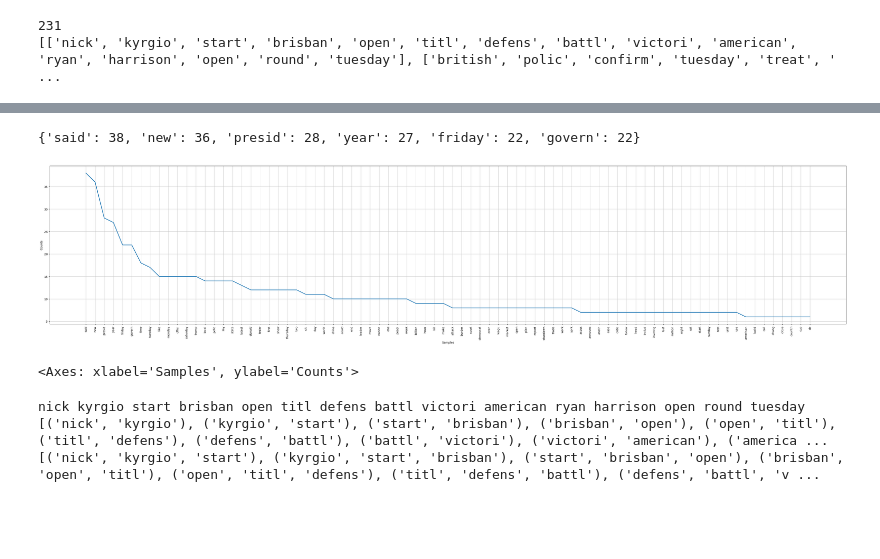
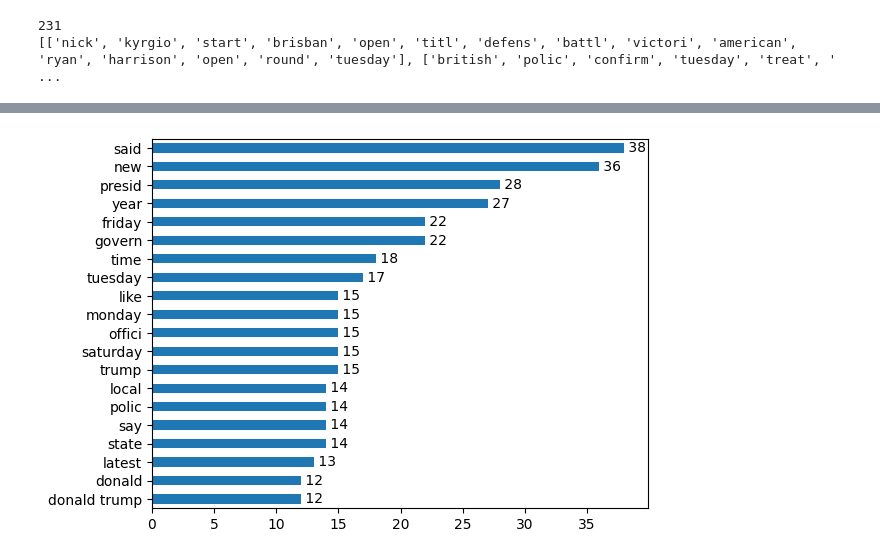
Before and after one commit to maptv/Text-Mining, a Jupyter notebook: TextProcessing-code.ipynb, the cells around one changed output, grey strips where cells are left out. Cells and saved outputs as stored; diff of their text form; code cells hidden in the pictures; blank space fills up the shorter version.

```diff
--- a/TextProcessing-code.ipynb
+++ b/TextProcessing-code.ipynb
@@ -267,23 +237,2 @@ processed_texts
 # %%
 word_counts = [len(text) for text in processed_texts]
-# %%
-# Create a list for clean documents.
-df_clean = [None] * len(df_tokenized)
-# Create a list of word counts for each clean document.
-word_counts_per_document = [None] * len(df_tokenized)
-# Process words in all documents.
-for i in range(len(df_tokenized)):
-    # 1. Convert to lowercase.
-    df_clean[i] = [document.lower() for document in df_tokenized[i]]
-
-    # 2. Remove stop words.
-    df_clean[i] = [word for word in df_clean[i] if not word in stop_words]
-
-    # 3. Remove punctuation and any non-alphabetical characters.
-    df_clean[i] = [word for word in df_clean[i] if word.isalpha()]
-
-    # 4. Stem words.
-    df_clean[i] = [PorterStemmer().stem(word) for word in df_clean[i]]
-
-    # Record the word count per document.
-    word_counts_per_document[i] = len(df_clean[i])
@@ -431,7 +359,7 @@ write_lines(df_clean_list, out_filename)
 #### Slide 6/22: Create a DTM  ####
 
 # Initialize `CountVectorizer`.
-vec = CountVectorizer()
+vec = CountVectorizer(ngram_range=(1, 3))
 # Transform the list of documents clean documents `df_clean_list` into DTM.
 X = vec.fit_transform(df_clean_list)
 print(X.toarray())  # <- to show output as a matrix
@@ -492,22 +410,8 @@ def HeadDict(dict_x, n):
 #### Slide 9/22: DTM to dictionary of total word counts (cont'd)  ####
 
 # Sum frequencies of each word in all documents.
-DTM.sum(axis=0).head()
+# DTM.sum(axis=0).head()
 # Save series as a dictionary.
-corpus_freq_dist = DTM.sum(axis=0).to_dict()
+# corpus_freq_dist = DTM.sum(axis=0).to_dict()
 # Glance at the frequencies.
-print(HeadDict(corpus_freq_dist, 6))
+# print(HeadDict(corpus_freq_dist, 6))
-# %% [output]
-{'said': 38, 'new': 36, 'presid': 28, 'year': 27, 'friday': 22, 'govern': 22}
-# %%
-# =================================================-
-#### Slide 12/22: Plot distribution of words in document corpus  ####
-
-# Save as a FreqDist object native to nltk.
-corpus_freq_dist = nltk.FreqDist(corpus_freq_dist)
-# Plot distribution for the entire corpus.
-plt.figure(figsize=(50, 10))
-corpus_freq_dist.plot(80)
-# %% [output]
-[figure, removed]
-<Axes: xlabel='Samples', ylabel='Counts'>
@@ -514,17 +421,27 @@ corpus_freq_dist.plot(80)
+# %%
+# Plot distribution for the entire corpus.
+
+word_freq = pd.Series(dict(sorted(
+        DTM.sum().to_dict().items(),
+        reverse=True,
+        key=lambda kv: kv[1],
+)))
+# %%
+ax = word_freq.head(20).sort_values(ascending=True).plot.barh()
+for i in ax.containers:
+    ax.bar_label(i, fmt=" %.0f")
+# %% [output]
+[figure, added]
 # %%
 # =================================================-
 #### Slide 15/22: Visualizing words using n-grams  ####
 
-from nltk.util import ngrams
+# from nltk.util import ngrams
 
-print(df_clean_list[0])
-word = df_clean_list[0].split()
-print(list(ngrams(word, 2)))  # <- set value of n as 2
-print(list(ngrams(word, 3)))  # <- set value of n as 3
+# print(df_clean_list[0])
+# word = df_clean_list[0].split()
+# print(list(ngrams(word, 2)))  # <- set value of n as 2
+# print(list(ngrams(word, 3)))  # <- set value of n as 3
-# %% [output]
-nick kyrgio start brisban open titl defens battl victori american ryan harrison open round tuesday
-[('nick', 'kyrgio'), ('kyrgio', 'start'), ('start', 'brisban'), ('brisban', 'open'), ('open', 'titl'), ('titl', 'defens'), ('defens', 'battl'), ('battl', 'victori'), ('victori', 'american'), ('america ...
-[('nick', 'kyrgio', 'start'), ('kyrgio', 'start', 'brisban'), ('start', 'brisban', 'open'), ('brisban', 'open', 'titl'), ('open', 'titl', 'defens'), ('titl', 'defens', 'battl'), ('defens', 'battl', 'v ...
 # %%
 # =================================================-
 #### Slide 16/22: Convenience function to generate n-grams  ####
```
Also changed, not shown: parts of 34 cells of this notebook, 1 other file.
